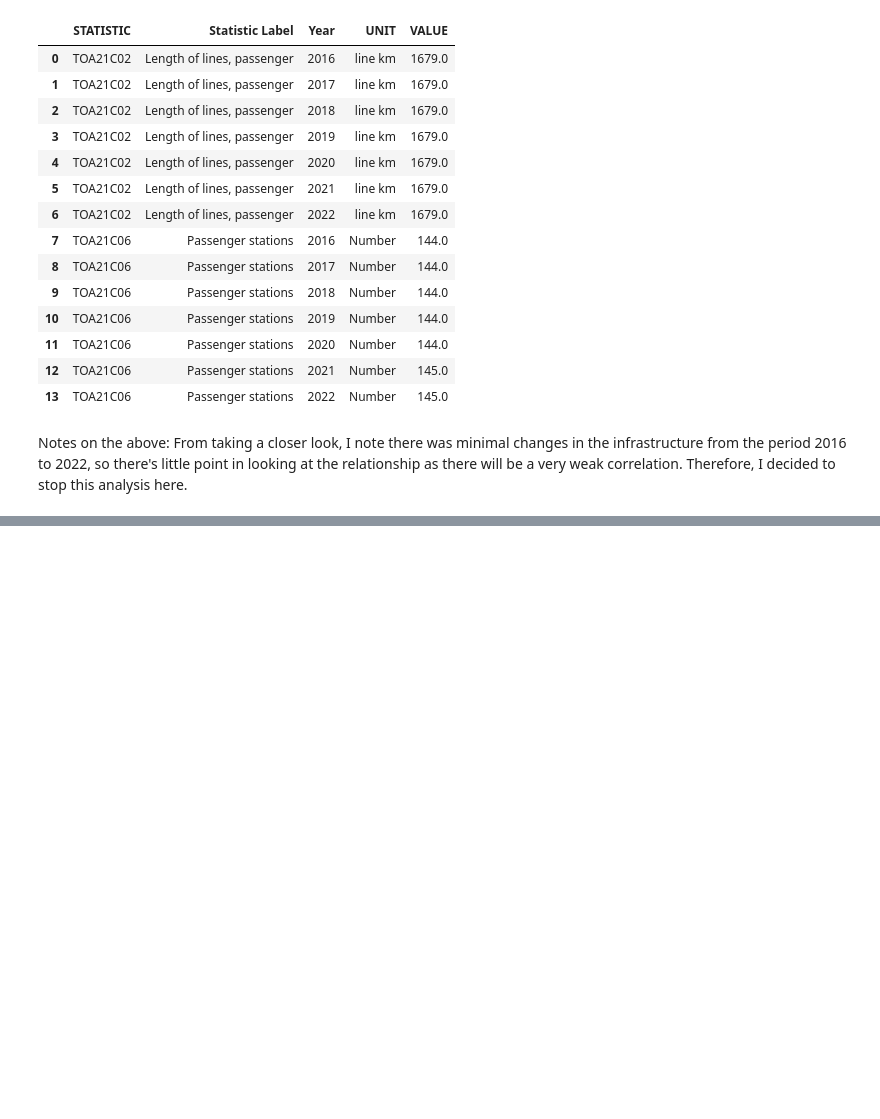
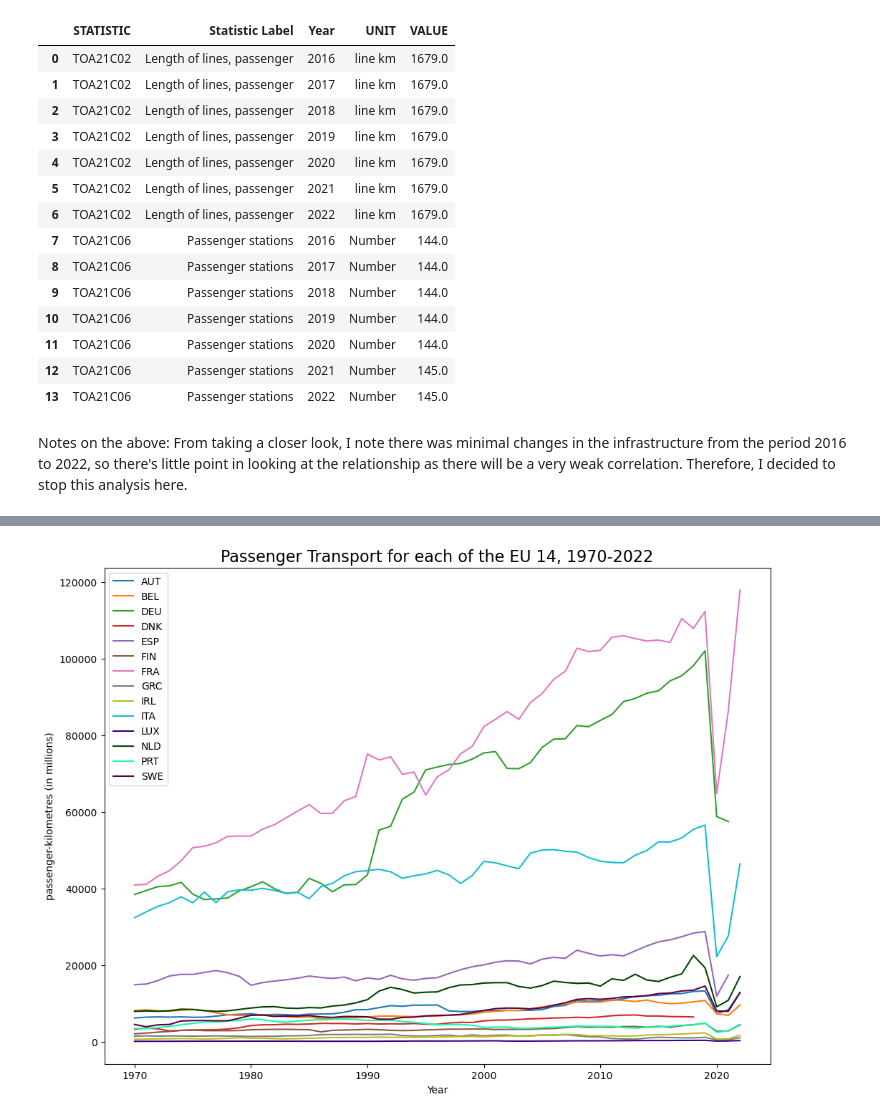
Before and after one commit to EmmaMcC1802/CA2, a Jupyter notebook: Codebook1_DataPrepVis.ipynb, the cells around one changed output, grey strips where cells are left out. Saved outputs shown, nothing was run; the diff lists cells and outputs as text; code cells hidden in the pictures; blank space fills up the shorter version.

```diff
--- a/Codebook1_DataPrepVis.ipynb
+++ b/Codebook1_DataPrepVis.ipynb
@@ -526,0 +526,3 @@ OECD...
+# %%
+df3 = pd.read_csv("oecd_IE_v_EU_passenger_transport.csv")
+df3
@@ -526,0 +584,7 @@ OECD...
+# %%
+df3 = df3.drop(columns = ['SUBJECT', 'FREQUENCY', 'Flag Codes'])
+df3 = df3.rename(columns = {'INDICATOR':'Statistic Label',
+                            'MEASURE':'UNIT',
+                            'TIME':'year'})
+
+df3.head()
@@ -526,0 +607,4 @@ OECD...
+# %%
+df3_EU14 = df3[df3['LOCATION'].isin(['AUT', 'BEL', 'DNK', 'FIN', 'FRA', 'DEU', 'GRC', 'IRL', 'ITA', 'LUX',
+                                    'NLD', 'PRT', 'ESP', 'SWE'])].reset_index(drop=True)
+df3_EU14.tail()
@@ -526,0 +646,17 @@ OECD...
+# %%
+df3_EU14_pivot = df3_EU14.pivot(index='year', columns='LOCATION', values='Value')
+
+custom_palette2 = sns.color_palette(cc.glasbey_category10, n_colors=len(df3_EU14_pivot.columns))
+
+plt.figure(figsize=(12,9))
+
+for i, LOCATION in enumerate(df3_EU14_pivot.columns):
+    sns.lineplot(x=df3_EU14_pivot.index, y=df3_EU14_pivot[LOCATION], label=LOCATION, color=custom_palette2[i], legend='brief')
+
+plt.xlabel('Year')
+plt.ylabel('passenger-kilometres (in millions)')
+plt.title('Passenger Transport for each of the EU 14, 1970-2022', fontsize=16)
+
+plt.show()
+# %% [output]
+[figure, added]
```
Also changed, not shown: parts of 19 cells of this notebook.
